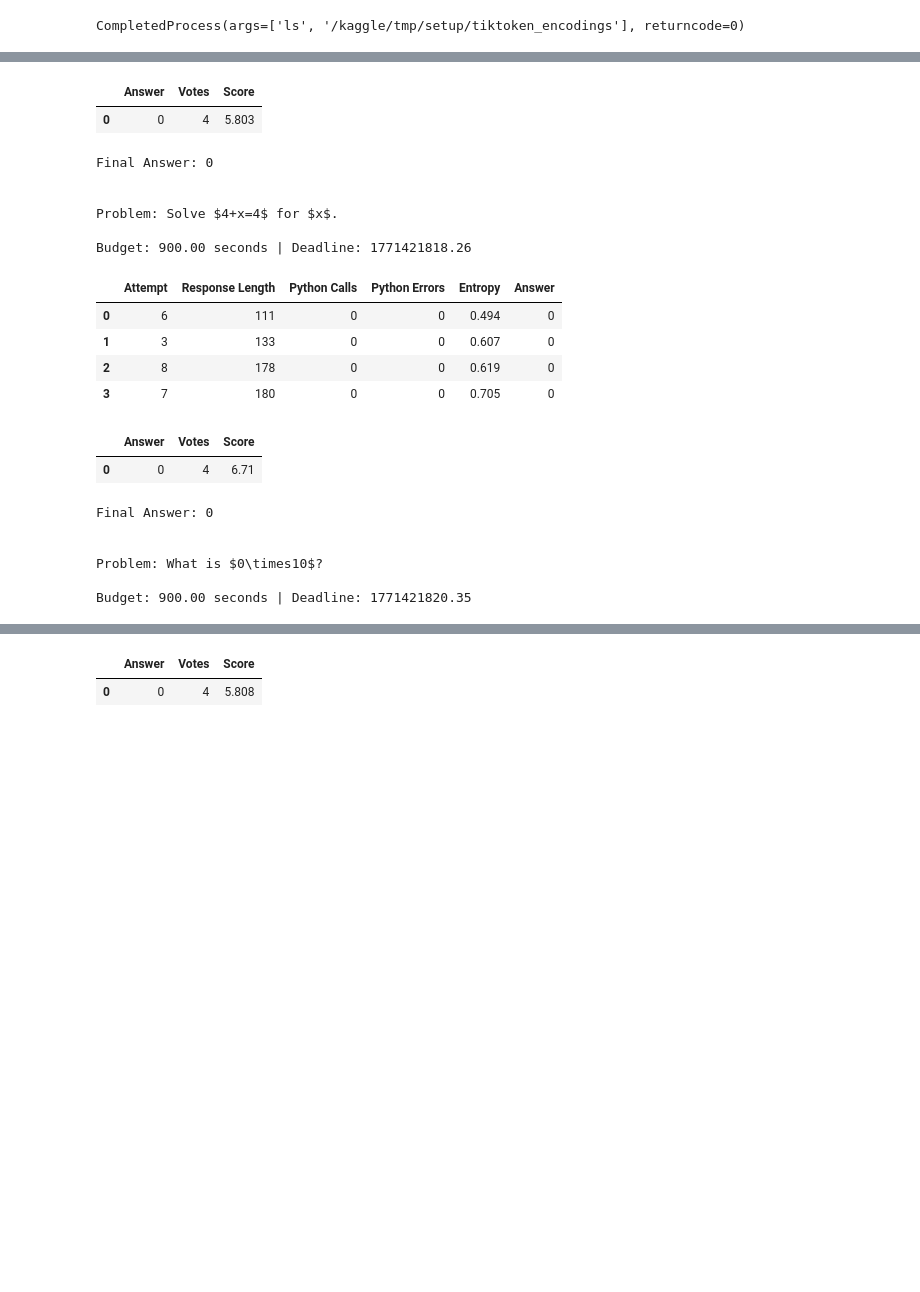
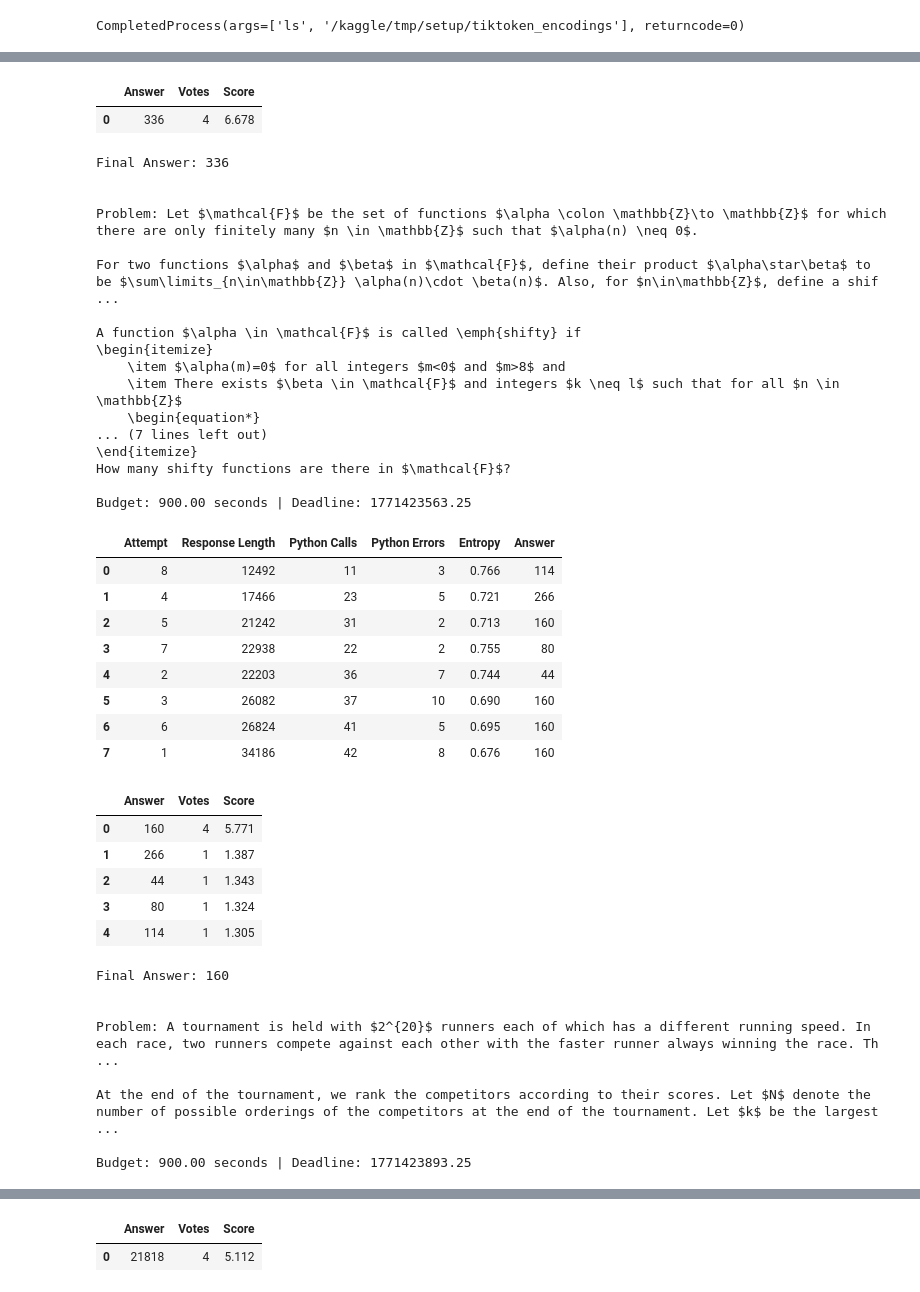
Before and after one commit to tcristea/OIMKagg, a Jupyter notebook: AIMO3-Lucky.ipynb, the cells around one changed output, grey strips where cells are left out. Saved outputs shown, nothing was run; the diff lists cells and outputs as text; code cells hidden in the pictures; blank space fills up the shorter version.

Commit message:
Kaggle Notebook | AIMO3-Lucky | Version 6

```diff
--- a/AIMO3-Lucky.ipynb
+++ b/AIMO3-Lucky.ipynb
@@ -1085,6 +1085,6 @@ if os.getenv('KAGGLE_IS_COMPETITION_RERUN'):
 
 else:
     inference_server.run_local_gateway(
-        ('/kaggle/input/ai-mathematical-olympiad-progress-prize-3/test.csv',)
+        ('/kaggle/input/ai-mathematical-olympiad-progress-prize-3/reference.csv',)
     )
 # %% [output]
@@ -1099,22 +1099,43 @@ Budget: 900.00 seconds | Deadline: 1771421801.44
 |  | Answer | Votes | Score |
-| 0 | 0 | 4 | 5.803 |
+| 0 | 336 | 4 | 6.678 |
-Final Answer: 0
+Final Answer: 336
 
 
-Problem: Solve $4+x=4$ for $x$.
+Problem: Let $\mathcal{F}$ be the set of functions $\alpha \colon \mathbb{Z}\to \mathbb{Z}$ for which there are only finitely many $n \in \mathbb{Z}$ such that $\alpha(n) \neq 0$.
 
-Budget: 900.00 seconds | Deadline: 1771421818.26
+For two functions $\alpha$ and $\beta$ in $\mathcal{F}$, define their product $\alpha\star\beta$ to be $\sum\limits_{n\in\mathbb{Z}} \alpha(n)\cdot \beta(n)$. Also, for $n\in\mathbb{Z}$, define a shif ...
+
+A function $\alpha \in \mathcal{F}$ is called \emph{shifty} if
+\begin{itemize}
+    \item $\alpha(m)=0$ for all integers $m<0$ and $m>8$ and
+    \item There exists $\beta \in \mathcal{F}$ and integers $k \neq l$ such that for all $n \in \mathbb{Z}$
+    \begin{equation*}
+... (7 lines left out)
+\end{itemize}
+How many shifty functions are there in $\mathcal{F}$?
+
+Budget: 900.00 seconds | Deadline: 1771423563.25
 |  | Attempt | Response Length | Python Calls | Python Errors | Entropy | Answer |
-| 0 | 6 | 111 | 0 | 0 | 0.494 | 0 |
-| 1 | 3 | 133 | 0 | 0 | 0.607 | 0 |
-| 2 | 8 | 178 | 0 | 0 | 0.619 | 0 |
-| 3 | 7 | 180 | 0 | 0 | 0.705 | 0 |
+| 0 | 8 | 12492 | 11 | 3 | 0.766 | 114 |
+| 1 | 4 | 17466 | 23 | 5 | 0.721 | 266 |
+| 2 | 5 | 21242 | 31 | 2 | 0.713 | 160 |
+| 3 | 7 | 22938 | 22 | 2 | 0.755 | 80 |
+| 4 | 2 | 22203 | 36 | 7 | 0.744 | 44 |
+| 5 | 3 | 26082 | 37 | 10 | 0.690 | 160 |
+| 6 | 6 | 26824 | 41 | 5 | 0.695 | 160 |
+| 7 | 1 | 34186 | 42 | 8 | 0.676 | 160 |
 |  | Answer | Votes | Score |
-| 0 | 0 | 4 | 6.71 |
+| 0 | 160 | 4 | 5.771 |
+| 1 | 266 | 1 | 1.387 |
+| 2 | 44 | 1 | 1.343 |
+| 3 | 80 | 1 | 1.324 |
+| 4 | 114 | 1 | 1.305 |
-Final Answer: 0
+Final Answer: 160
 
 
-Problem: What is $0\times10$?
+Problem: A tournament is held with $2^{20}$ runners each of which has a different running speed. In each race, two runners compete against each other with the faster runner always winning the race. Th ...
 
-Budget: 900.00 seconds | Deadline: 1771421820.35
+At the end of the tournament, we rank the competitors according to their scores. Let $N$ denote the number of possible orderings of the competitors at the end of the tournament. Let $k$ be the largest ...
+
+Budget: 900.00 seconds | Deadline: 1771423893.25
 |  | Attempt | Response Length | Python Calls | Python Errors | Entropy | Answer |
@@ -1125,2 +1146,2 @@ Budget: 900.00 seconds | Deadline: 1771421820.35
 |  | Answer | Votes | Score |
-| 0 | 0 | 4 | 5.808 |
+| 0 | 21818 | 4 | 5.112 |
```
Also changed, not shown: parts of 2 cells of this notebook.
